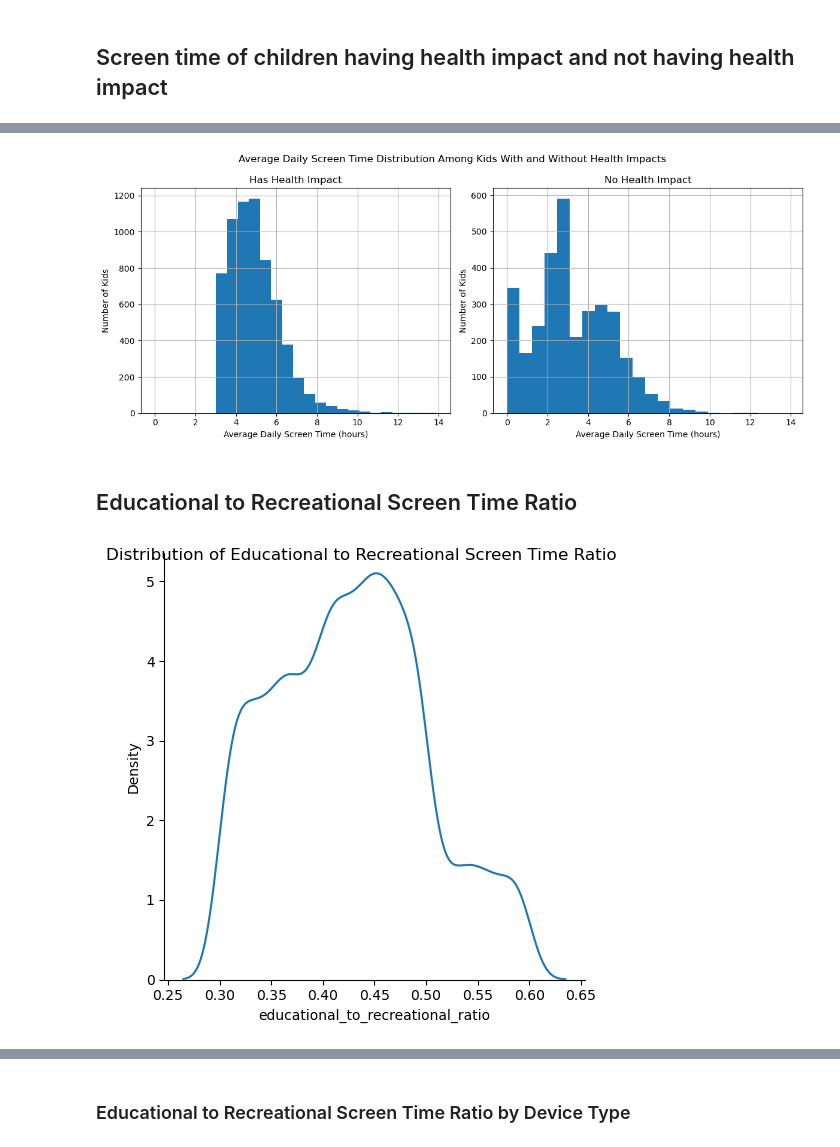
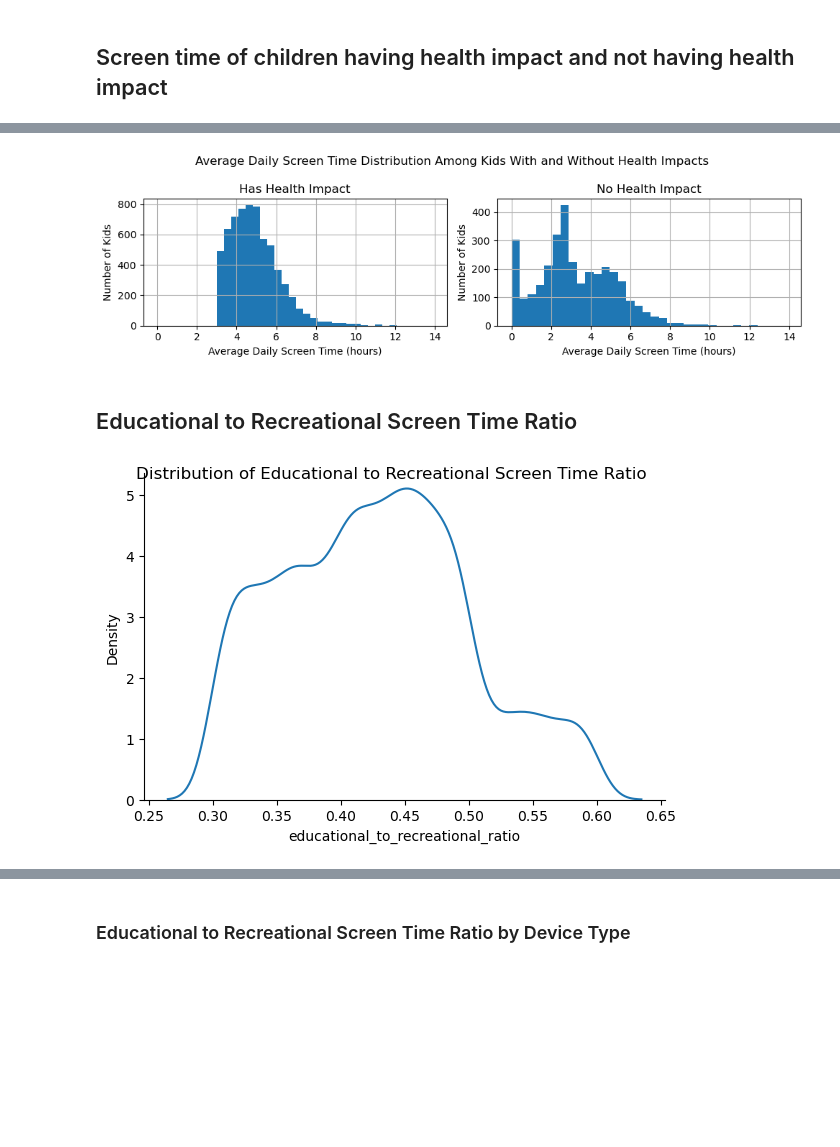
Before and after one commit to suranjanrana/indian-kids-screen-time-analysis, a Jupyter notebook: screen_time_analysis.ipynb, the cells around one changed output, grey strips where cells are left out. Drawn from its saved outputs; the diff is of its cells as text; code cells hidden in the pictures; blank space fills up the shorter version.

```diff
--- a/screen_time_analysis.ipynb
+++ b/screen_time_analysis.ipynb
@@ -240,30 +240,29 @@ plt.show()
 # %%
-fig, axes = plt.subplots(nrows=1, ncols=2, figsize=(12, 5), sharex=True)
-axes = axes.flatten()
+fig, axes = plt.subplots(nrows=1, ncols=2, figsize=(10, 3), sharex=True)
 
-axes[0].hist(df[df["has_health_impact"]]["avg_daily_screen_time_hr"], bins=20)
+axes[0].hist(df[df["has_health_impact"]]["avg_daily_screen_time_hr"], bins=30)
 axes[0].set_xlabel("Average Daily Screen Time (hours)")
 axes[0].set_ylabel("Number of Kids")
 axes[0].set_title("Has Health Impact")
 axes[0].grid()
 
-axes[1].hist(df[~df["has_health_impact"]]["avg_daily_screen_time_hr"], bins=20)
+axes[1].hist(df[~df["has_health_impact"]]["avg_daily_screen_time_hr"], bins=30)
 axes[1].set_xlabel("Average Daily Screen Time (hours)")
 axes[1].set_ylabel("Number of Kids")
 axes[1].set_title("No Health Impact")
 axes[1].grid()
 
 plt.suptitle("Average Daily Screen Time Distribution Among Kids With and Without Health Impacts")
 plt.tight_layout()
 plt.show()
 # %% [output]
-[figure, old version]
+[figure, new version]
 # %% [markdown]
 ## Educational to Recreational Screen Time Ratio
 # %%
-sns.displot(data=df, x="educational_to_recreational_ratio", kind="kde")
+sns.displot(data=df, x="educational_to_recreational_ratio", kind="kde", height=4, aspect=1.5)
 plt.suptitle("Distribution of Educational to Recreational Screen Time Ratio")
 plt.show()
 # %% [output]
-[figure, old version]
+[figure, new version]
 # %%
```
Also changed, not shown: parts of 5 cells of this notebook.
